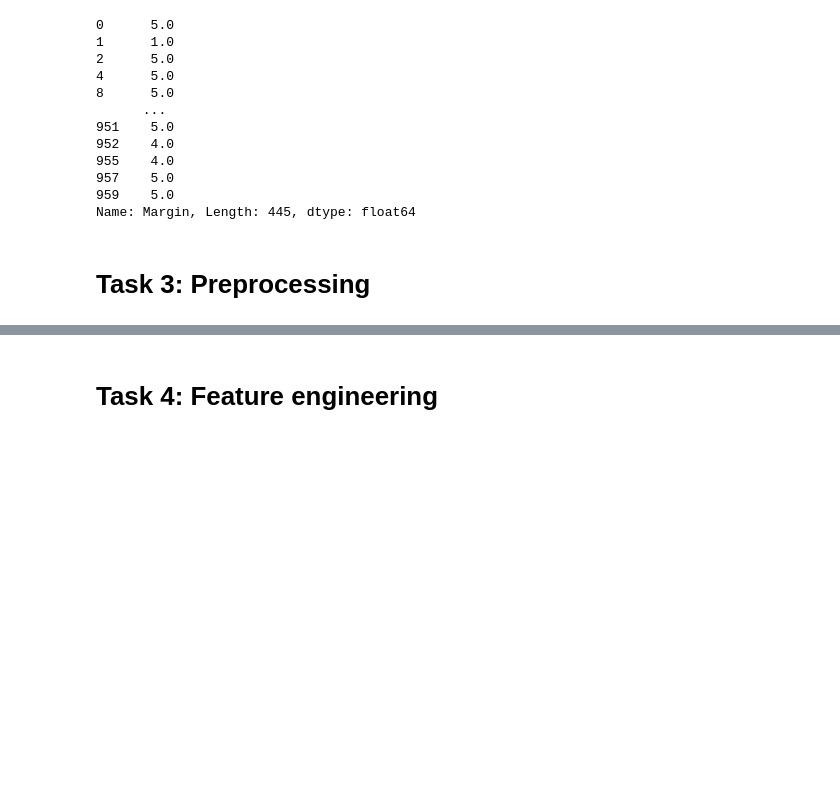
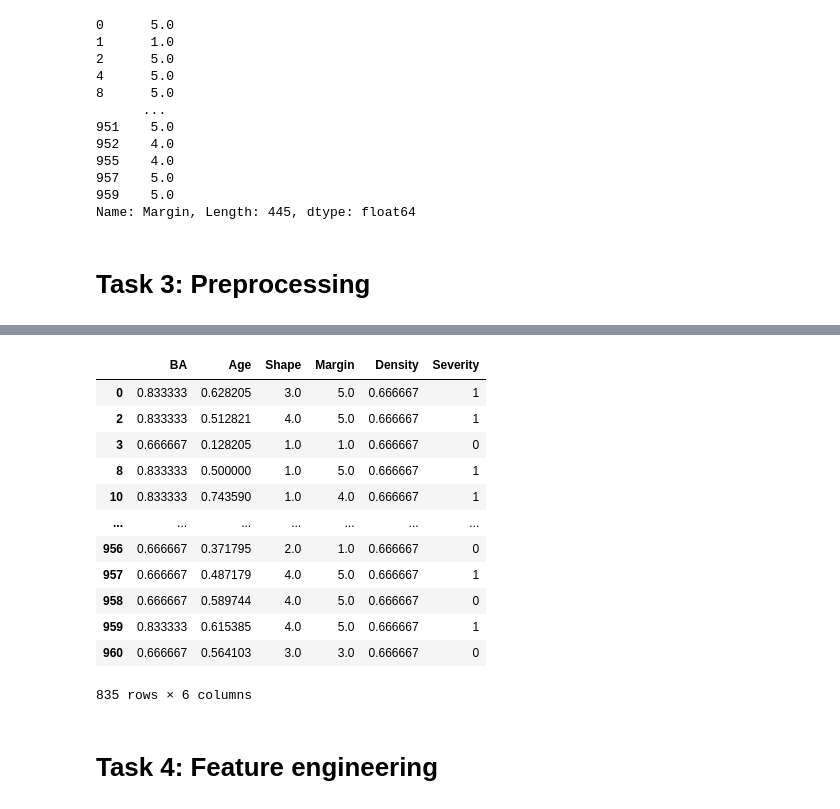
Before and after one commit to andreas4589/DataAnalytics, a Jupyter notebook: PA1.ipynb, the cells around one changed output, grey strips where cells are left out. Cells and saved outputs as stored; diff of their text form; code cells hidden in the pictures; blank space fills up the shorter version.

Commit message:
fixed Normalization (Added BA and density)

```diff
--- a/PA1.ipynb
+++ b/PA1.ipynb
@@ -105,8 +115,29 @@ def normalize(column):
     max_val = column.max()
     normalized_col = (column - min_val) / (max_val - min_val)
     return normalized_col
+# %%
+df_copy_normalized = df_copy.copy()
 # %%
-df_copy_normalized = normalize(df_copy['Age'])
+
+df_copy_normalized['Age'] = normalize(df_copy['Age'])
+df_copy_normalized['BA'] = normalize(df_copy['BA'])
+df_copy_normalized['Density'] = normalize(df_copy['Density'])
+# %%
+df_copy_normalized
+# %% [output]
+|  | BA | Age | Shape | Margin | Density | Severity |
+| 0 | 0.833333 | 0.628205 | 3.0 | 5.0 | 0.666667 | 1 |
+| 2 | 0.833333 | 0.512821 | 4.0 | 5.0 | 0.666667 | 1 |
+| 3 | 0.666667 | 0.128205 | 1.0 | 1.0 | 0.666667 | 0 |
+| 8 | 0.833333 | 0.500000 | 1.0 | 5.0 | 0.666667 | 1 |
+| 10 | 0.833333 | 0.743590 | 1.0 | 4.0 | 0.666667 | 1 |
+| ... | ... | ... | ... | ... | ... | ... |
+| 956 | 0.666667 | 0.371795 | 2.0 | 1.0 | 0.666667 | 0 |
+| 957 | 0.666667 | 0.487179 | 4.0 | 5.0 | 0.666667 | 1 |
+| 958 | 0.666667 | 0.589744 | 4.0 | 5.0 | 0.666667 | 0 |
+| 959 | 0.833333 | 0.615385 | 4.0 | 5.0 | 0.666667 | 1 |
+| 960 | 0.666667 | 0.564103 | 3.0 | 3.0 | 0.666667 | 0 |
+835 rows × 6 columns
 # %%
 # Render plots showing the difference between a cleaned and uncleaned dataset.
 fig1 = px.histogram(df_copy, x='Age', title='Histogram of Age (Original Data)')
```
Also changed, not shown: parts of 2 cells of this notebook.
